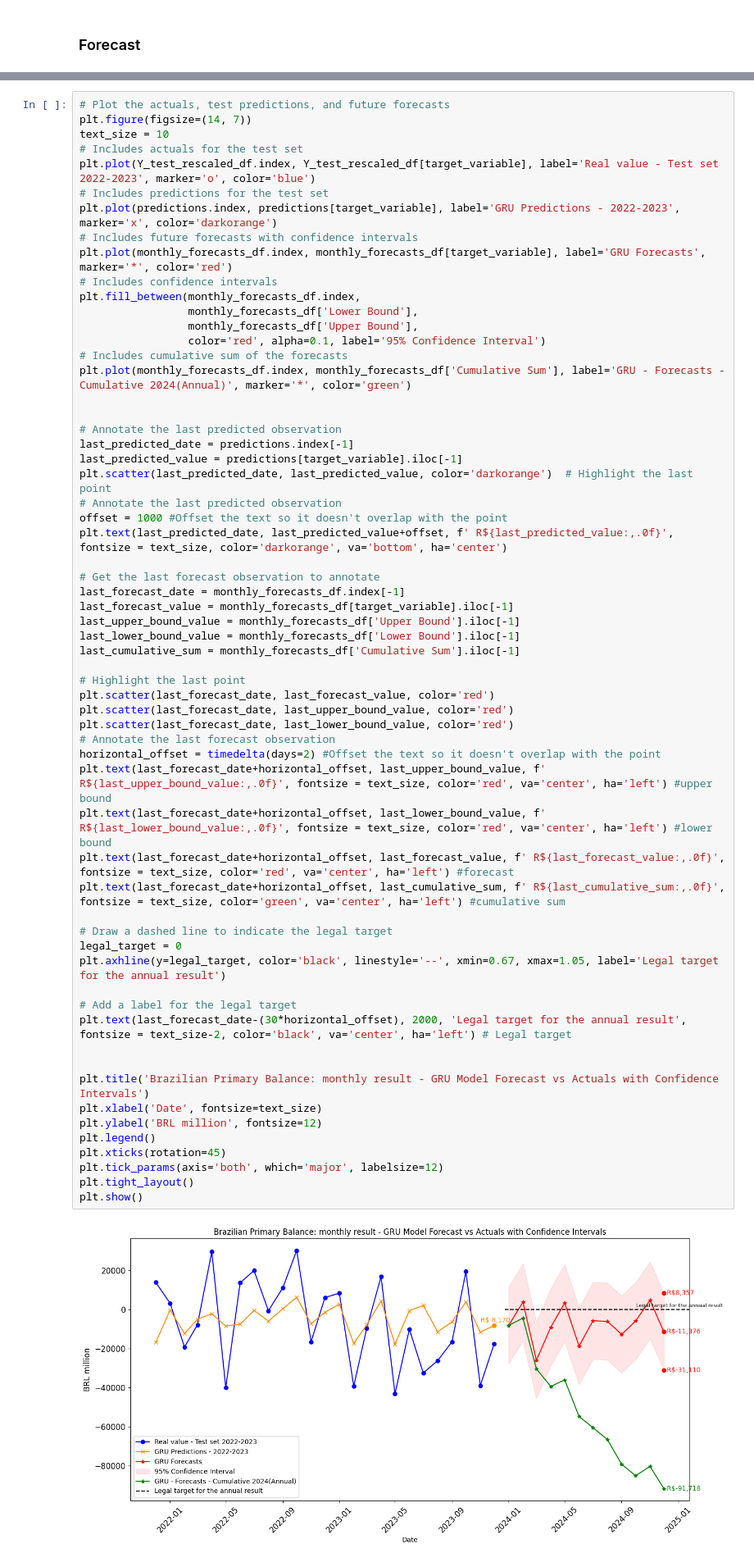
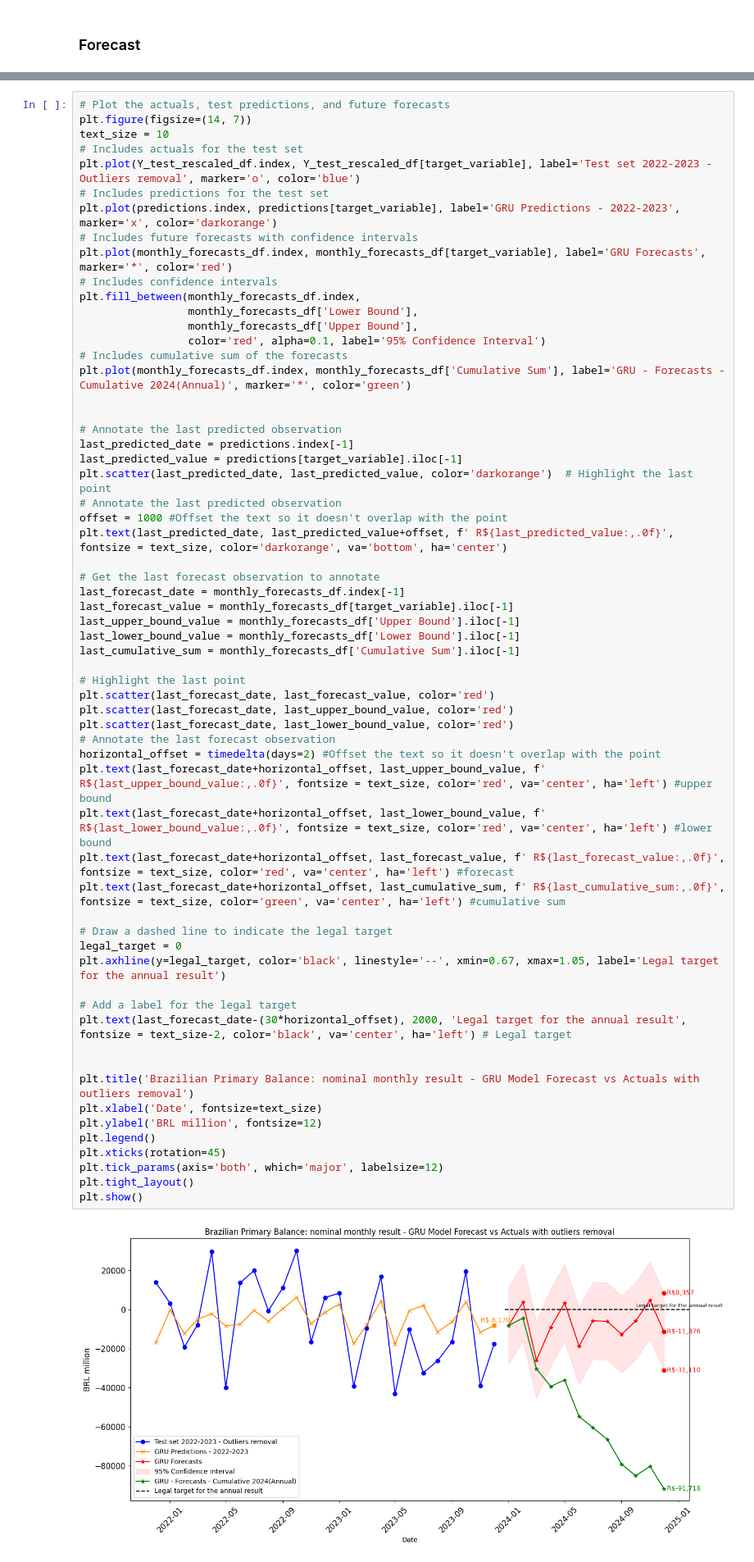
Before and after one commit to augustofonseca25/primary-balance-forecast, a Jupyter notebook: src/4_MODEL_GRU_BEST.ipynb, the cells around one changed output, grey strips where cells are left out. Shown: that part at 82% size. Saved outputs shown, nothing was run; the diff lists cells and outputs as text.

```diff
--- a/src/4_MODEL_GRU_BEST.ipynb
+++ b/src/4_MODEL_GRU_BEST.ipynb
@@ -459,7 +459,7 @@ monthly_forecasts_df
 plt.figure(figsize=(14, 7))
 text_size = 10
 # Includes actuals for the test set
-plt.plot(Y_test_rescaled_df.index, Y_test_rescaled_df[target_variable], label='Real value - Test set 2022-2023', marker='o', color='blue')
+plt.plot(Y_test_rescaled_df.index, Y_test_rescaled_df[target_variable], label='Test set 2022-2023 - Outliers removal', marker='o', color='blue')
 # Includes predictions for the test set
 plt.plot(predictions.index, predictions[target_variable], label='GRU Predictions - 2022-2023', marker='x', color='darkorange')
 # Includes future forecasts with confidence intervals
@@ -488,32 +488,32 @@ last_upper_bound_value = monthly_forecasts_df['Upper Bound'].iloc[-1]
 last_lower_bound_value = monthly_forecasts_df['Lower Bound'].iloc[-1]
 last_cumulative_sum = monthly_forecasts_df['Cumulative Sum'].iloc[-1]
 
 # Highlight the last point
 plt.scatter(last_forecast_date, last_forecast_value, color='red')
 plt.scatter(last_forecast_date, last_upper_bound_value, color='red')
 plt.scatter(last_forecast_date, last_lower_bound_value, color='red')
 # Annotate the last forecast observation
 horizontal_offset = timedelta(days=2) #Offset the text so it doesn't overlap with the point
 plt.text(last_forecast_date+horizontal_offset, last_upper_bound_value, f' R${last_upper_bound_value:,.0f}', fontsize = text_size, color='red', va='center', ha='left') #upper bound
 plt.text(last_forecast_date+horizontal_offset, last_lower_bound_value, f' R${last_lower_bound_value:,.0f}', fontsize = text_size, color='red', va='center', ha='left') #lower bound
 plt.text(last_forecast_date+horizontal_offset, last_forecast_value, f' R${last_forecast_value:,.0f}', fontsize = text_size, color='red', va='center', ha='left') #forecast
 plt.text(last_forecast_date+horizontal_offset, last_cumulative_sum, f' R${last_cumulative_sum:,.0f}', fontsize = text_size, color='green', va='center', ha='left') #cumulative sum
 
 # Draw a dashed line to indicate the legal target
 legal_target = 0
 plt.axhline(y=legal_target, color='black', linestyle='--', xmin=0.67, xmax=1.05, label='Legal target for the annual result')
 
 # Add a label for the legal target
 plt.text(last_forecast_date-(30*horizontal_offset), 2000, 'Legal target for the annual result', fontsize = text_size-2, color='black', va='center', ha='left') # Legal target
 
 
-plt.title('Brazilian Primary Balance: monthly result - GRU Model Forecast vs Actuals with Confidence Intervals')
+plt.title('Brazilian Primary Balance: nominal monthly result - GRU Model Forecast vs Actuals with outliers removal')
 plt.xlabel('Date', fontsize=text_size)
 plt.ylabel('BRL million', fontsize=12)
 plt.legend()
 plt.xticks(rotation=45)
 plt.tick_params(axis='both', which='major', labelsize=12)
 plt.tight_layout()
 plt.show()
 # %% [output]
-[figure, old version]
+[figure, new version]
```
Also changed, not shown: parts of 4 cells of this notebook, 2 other files.
